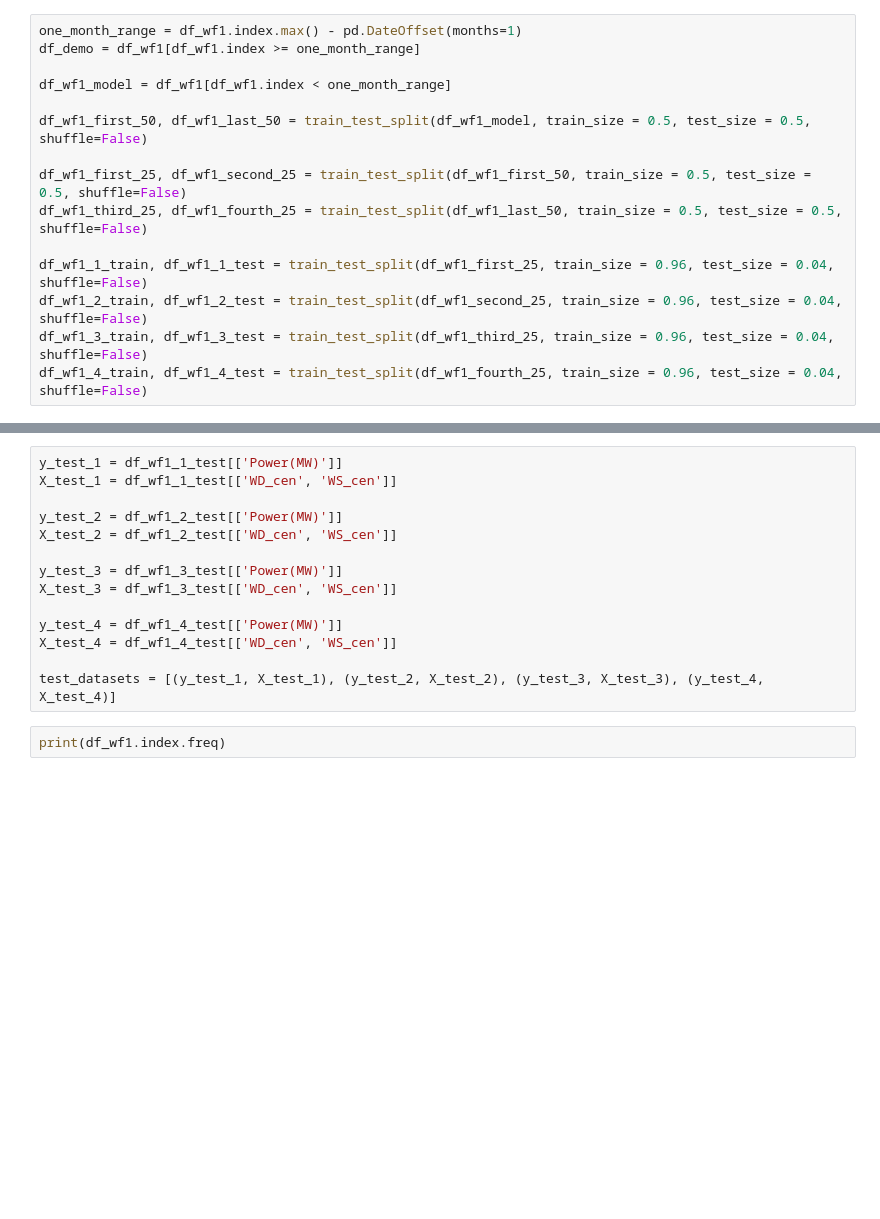
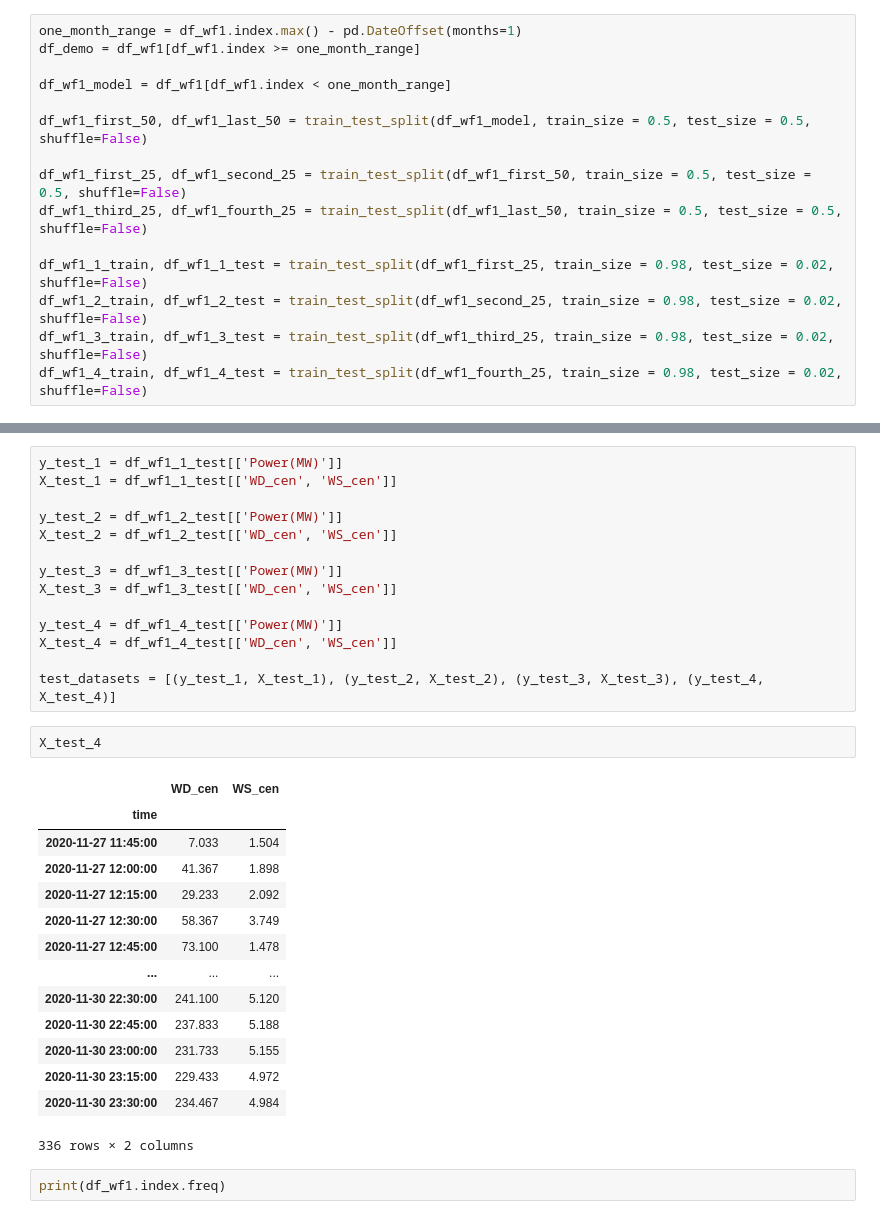
Before and after one commit to hussainv5253/MLProject, a Jupyter notebook: TEST_models.ipynb, the cells around one changed output, grey strips where cells are left out. Saved outputs shown, nothing was run; the diff lists cells and outputs as text; blank space fills up the shorter version.

```diff
--- a/TEST_models.ipynb
+++ b/TEST_models.ipynb
@@ -221,10 +221,10 @@ df_wf1_first_50, df_wf1_last_50 = train_test_split(df_wf1_model, train_size = 0.
 df_wf1_first_25, df_wf1_second_25 = train_test_split(df_wf1_first_50, train_size = 0.5, test_size = 0.5, shuffle=False)
 df_wf1_third_25, df_wf1_fourth_25 = train_test_split(df_wf1_last_50, train_size = 0.5, test_size = 0.5, shuffle=False)
 
-df_wf1_1_train, df_wf1_1_test = train_test_split(df_wf1_first_25, train_size = 0.96, test_size = 0.04, shuffle=False)
-df_wf1_2_train, df_wf1_2_test = train_test_split(df_wf1_second_25, train_size = 0.96, test_size = 0.04, shuffle=False)
-df_wf1_3_train, df_wf1_3_test = train_test_split(df_wf1_third_25, train_size = 0.96, test_size = 0.04, shuffle=False)
-df_wf1_4_train, df_wf1_4_test = train_test_split(df_wf1_fourth_25, train_size = 0.96, test_size = 0.04, shuffle=False)
+df_wf1_1_train, df_wf1_1_test = train_test_split(df_wf1_first_25, train_size = 0.98, test_size = 0.02, shuffle=False)
+df_wf1_2_train, df_wf1_2_test = train_test_split(df_wf1_second_25, train_size = 0.98, test_size = 0.02, shuffle=False)
+df_wf1_3_train, df_wf1_3_test = train_test_split(df_wf1_third_25, train_size = 0.98, test_size = 0.02, shuffle=False)
+df_wf1_4_train, df_wf1_4_test = train_test_split(df_wf1_fourth_25, train_size = 0.98, test_size = 0.02, shuffle=False)
 # %%
 y_train_1 = df_wf1_1_train[['Power(MW)']]
 X_train_1 = df_wf1_1_train[['WD_cen', 'WS_cen']]
@@ -253,6 +253,23 @@ y_test_4 = df_wf1_4_test[['Power(MW)']]
 X_test_4 = df_wf1_4_test[['WD_cen', 'WS_cen']]
 
 test_datasets = [(y_test_1, X_test_1), (y_test_2, X_test_2), (y_test_3, X_test_3), (y_test_4, X_test_4)]
+# %%
+X_test_4
+# %% [output]
+|  | WD_cen | WS_cen |
+| time |  |  |
+| 2020-11-27 11:45:00 | 7.033 | 1.504 |
+| 2020-11-27 12:00:00 | 41.367 | 1.898 |
+| 2020-11-27 12:15:00 | 29.233 | 2.092 |
+| 2020-11-27 12:30:00 | 58.367 | 3.749 |
+| 2020-11-27 12:45:00 | 73.100 | 1.478 |
+| ... | ... | ... |
+| 2020-11-30 22:30:00 | 241.100 | 5.120 |
+| 2020-11-30 22:45:00 | 237.833 | 5.188 |
+| 2020-11-30 23:00:00 | 231.733 | 5.155 |
+| 2020-11-30 23:15:00 | 229.433 | 4.972 |
+| 2020-11-30 23:30:00 | 234.467 | 4.984 |
+336 rows × 2 columns
 # %%
 print(df_wf1.index.freq)
 # %% [output]
```
Also changed, not shown: parts of 5 cells of this notebook, 3 other files.
